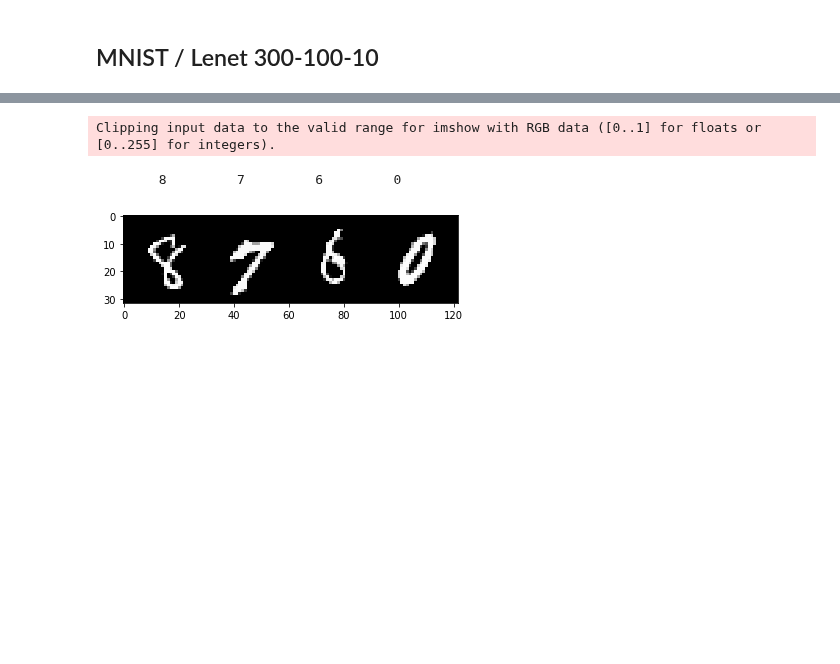
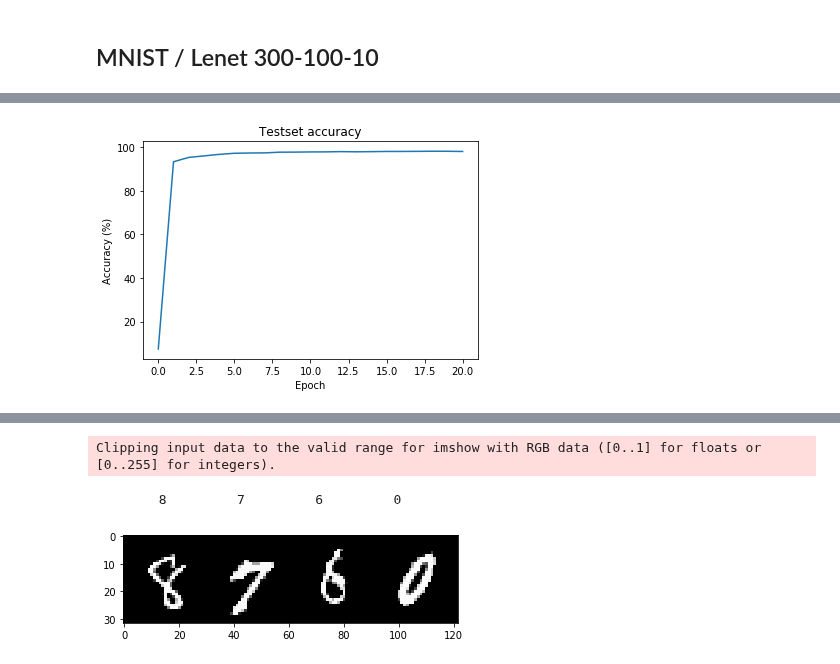
Before and after one commit to jheitmann/Neural-net-pruning, a Jupyter notebook: frame_potential.ipynb, the cells around one changed output, grey strips where cells are left out. Drawn from its saved outputs; the diff is of its cells as text; code cells hidden in the pictures; blank space fills up the shorter version.

Commit message:
Updated experiments

```diff
--- a/frame_potential.ipynb
+++ b/frame_potential.ipynb
@@ -17,4 +25,5 @@ cpu
 # %%
+"""
 transform = transforms.Compose(
     [transforms.ToTensor(),
      transforms.Normalize((0.5,), (0.5,))])
@@ -28,5 +37,37 @@ testset = torchvision.datasets.MNIST(root='./data', train=False,
                                        download=True, transform=transform)
 testloader = torch.utils.data.DataLoader(testset, batch_size=64,
                                          shuffle=False, num_workers=2)
+"""
+
+transform = transforms.Compose(
+    [transforms.ToTensor(),
+     transforms.Normalize((0.1307,), (0.3081,))])
+
+trainset = torchvision.datasets.MNIST(root='./data', train=True,
+                          download=True, transform=transform)
+
+testset = torchvision.datasets.MNIST(root='./data', train=False,
+                         download=True, transform=transform)
+
+kwargs = {'num_workers': 1, 'pin_memory': True} if torch.cuda.is_available() else {}
+
+trainloader = torch.utils.data.DataLoader(trainset, batch_size=train_batch_size,
+                                           shuffle=True, **kwargs)
+testloader = torch.utils.data.DataLoader(testset, batch_size=test_batch_size,
+                                          shuffle=True, **kwargs)
+
 
 classes = ('0', '1', '2', '3', '4', '5', '6', '7', '8', '9')
+# %%
+epochs = 20
+lr = 0.003
+momentum = 0.9
+# %%
+model = LeNet_300_100()
+e = Experiment(trainloader, testloader, model)
+
+criterion = nn.CrossEntropyLoss()  # sum up batch loss
+optimizer = optim.SGD(model.parameters(), lr=lr, momentum=momentum)
+monitored = ['fc1.weight', 'fc2.weight', 'fc3.weight']
+# %%
+test_accuracies, frame_potentials = e.fit(epochs, criterion, optimizer, monitored=monitored)
@@ -32,0 +92,8 @@ classes = ('0', '1', '2', '3', '4', '5', '6', '7', '8', '9')
+# %%
+plt.plot(test_accuracies)
+plt.title('Testset accuracy')
+plt.xlabel('Epoch')
+plt.ylabel('Accuracy (%)')
+plt.show()
+# %% [output]
+[figure, added]
```
Also changed, not shown: parts of 13 cells of this notebook, 5 other files.
